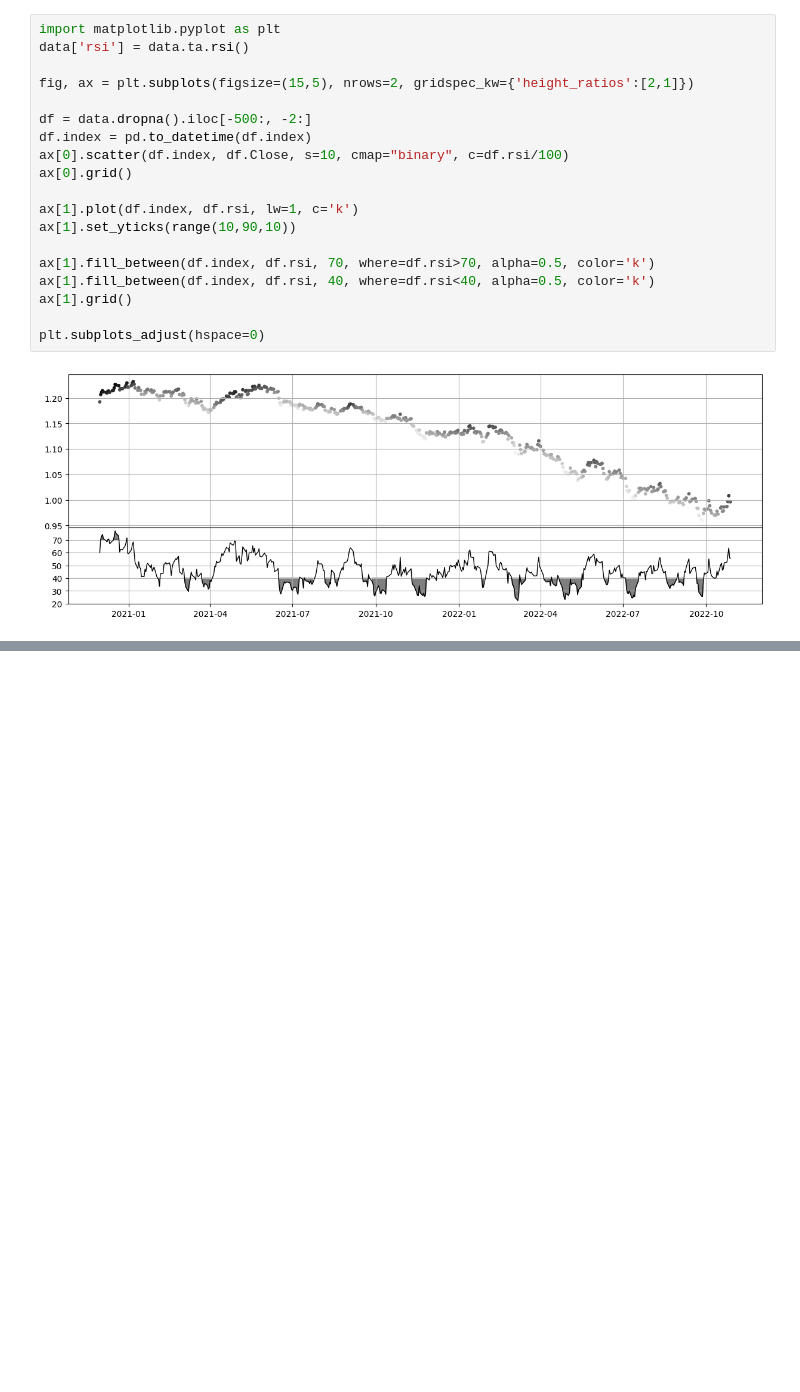
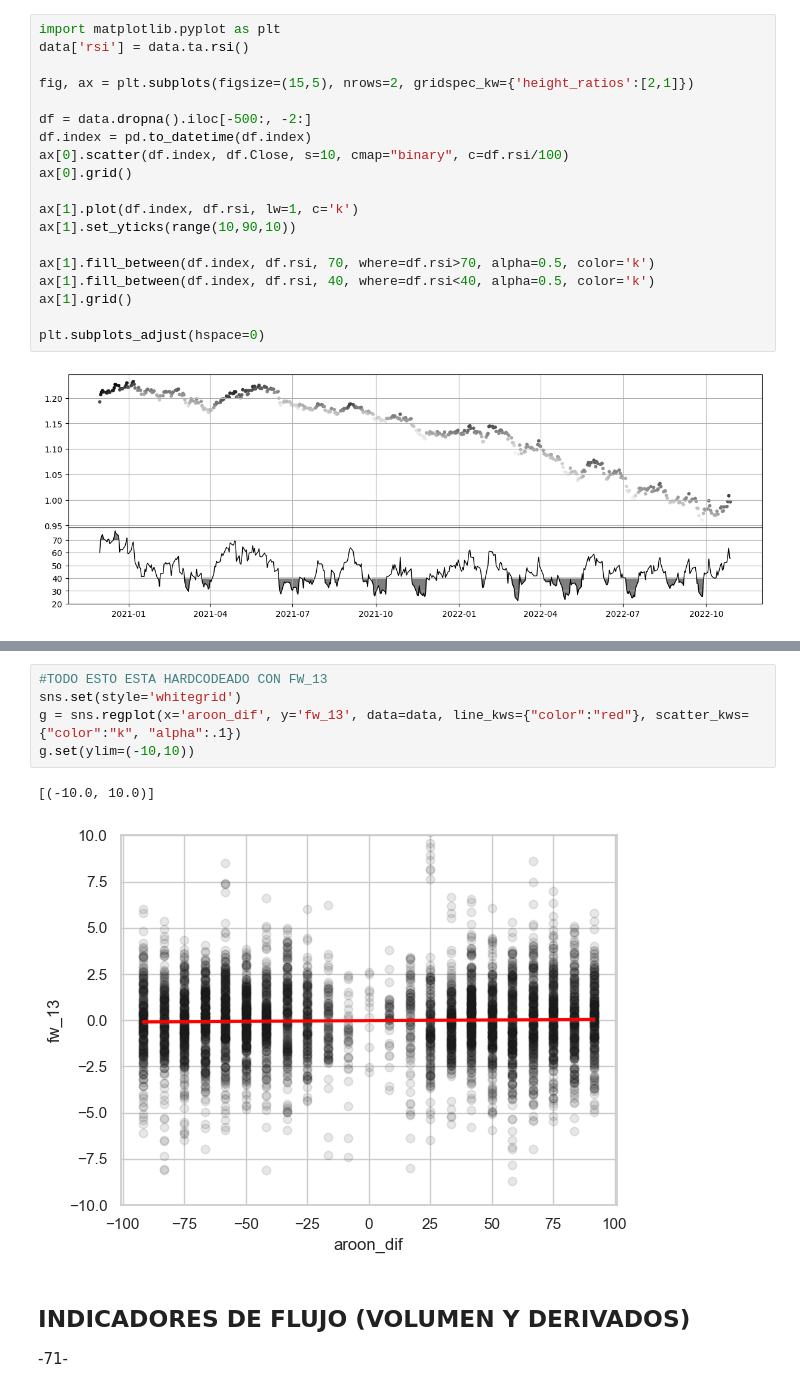
Before and after one commit to jackonedev/ZPRO_backtesting, a Jupyter notebook: quantitative_backtest-02.ipynb, the cells around one changed output, grey strips where cells are left out. Cells and saved outputs as stored; diff of their text form; blank space fills up the shorter version.

```diff
--- a/quantitative_backtest-02.ipynb
+++ b/quantitative_backtest-02.ipynb
@@ -215,0 +326,12 @@ Index(['2020-11-30', '2020-12-01', '2020-12-02', '2020-12-03', '2020-12-04',
+# %%
+#TODO ESTO ESTA HARDCODEADO CON FW_13
+sns.set(style='whitegrid')
+g = sns.regplot(x='aroon_dif', y='fw_13', data=data, line_kws={"color":"red"}, scatter_kws={"color":"k", "alpha":.1})
+g.set(ylim=(-10,10))
+# %% [output]
+[(-10.0, 10.0)]
+[figure, added]
+# %% [markdown]
+## INDICADORES DE FLUJO (VOLUMEN Y DERIVADOS)
+
+-71-
```
Also changed, not shown: parts of 12 cells of this notebook, 1 other file.
